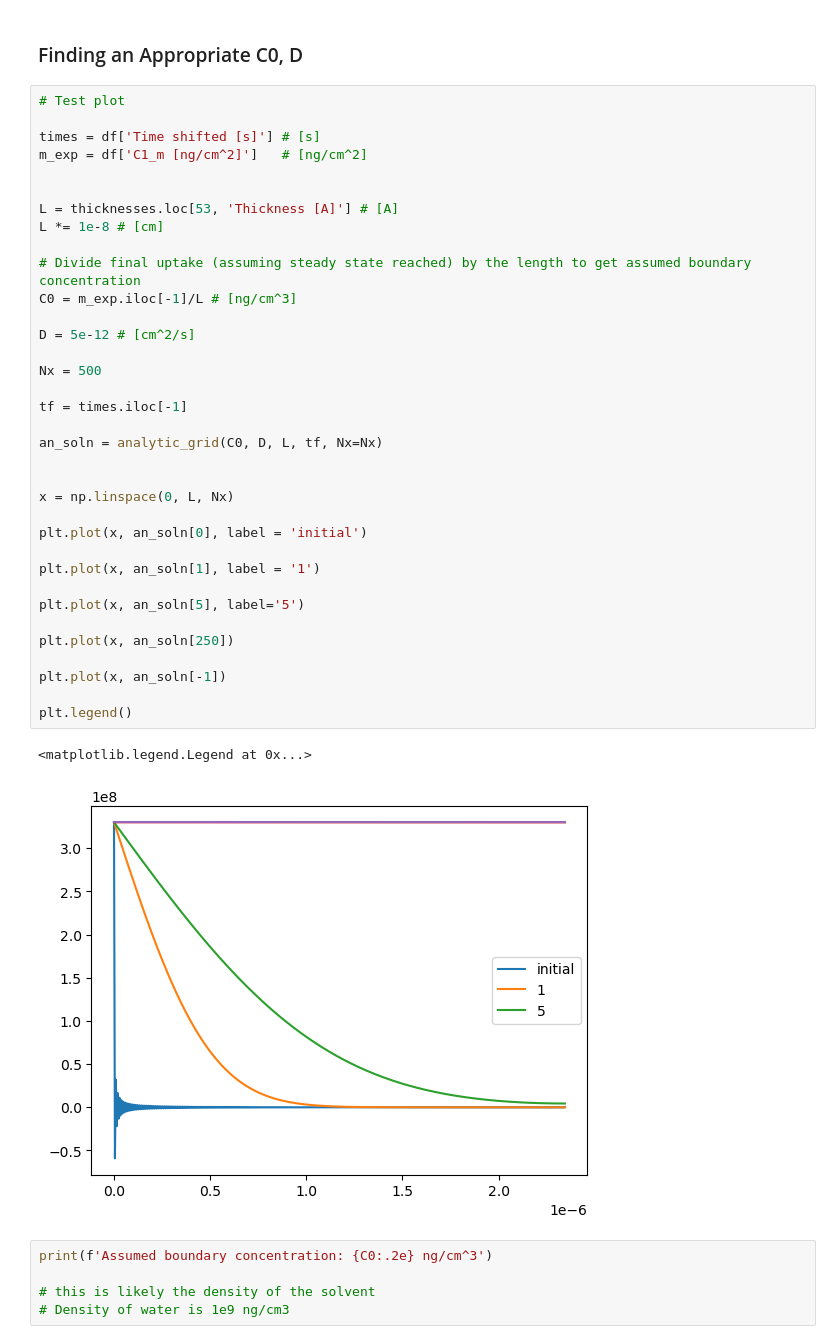
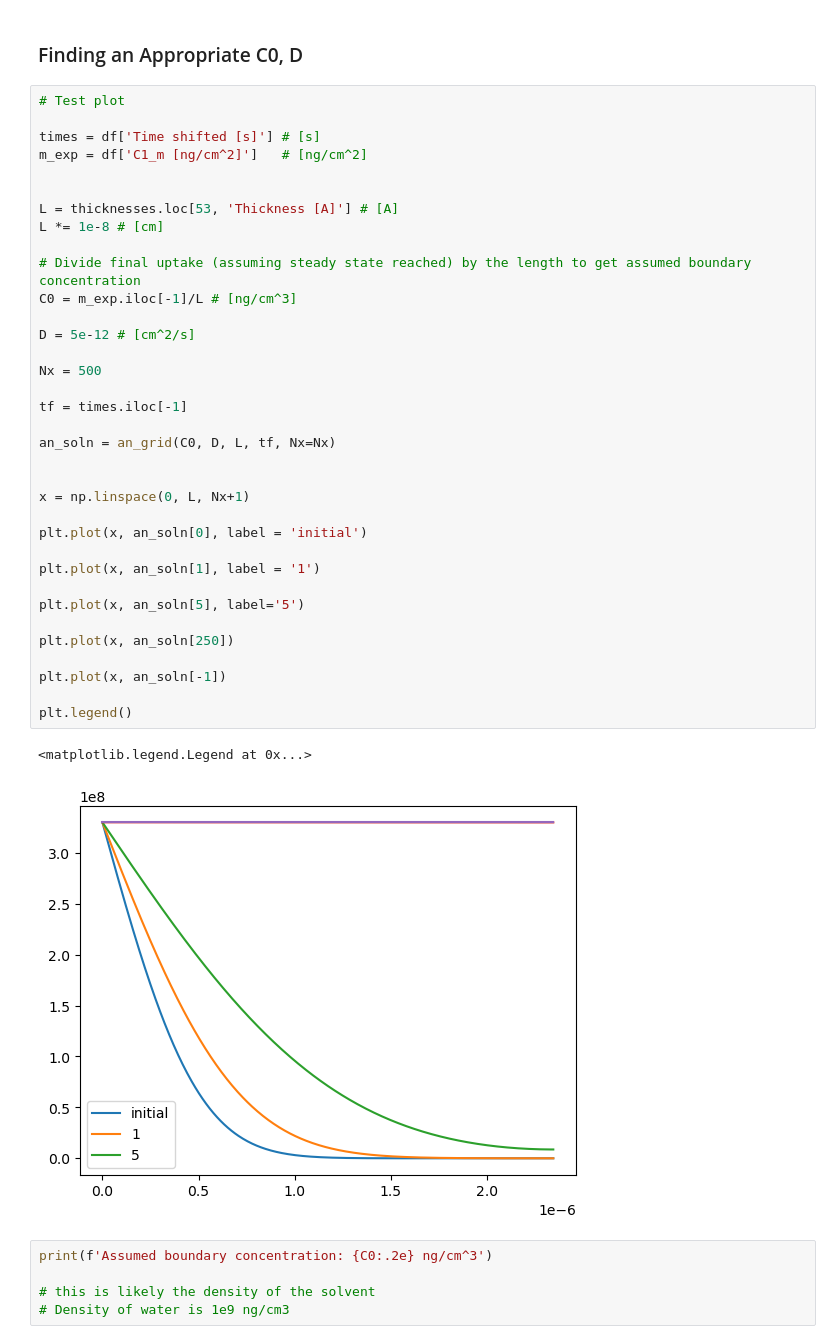
Before and after one commit to william-dove/Diffusion-Modeling, a Jupyter notebook: DopantUptake.ipynb, the cells around one changed output. Saved outputs shown, nothing was run; the diff lists cells and outputs as text.

```diff
--- a/DopantUptake.ipynb
+++ b/DopantUptake.ipynb
@@ -692,36 +644,36 @@ m_exp = df['C1_m [ng/cm^2]']   # [ng/cm^2]
 
 
 L = thicknesses.loc[53, 'Thickness [A]'] # [A]
 L *= 1e-8 # [cm]
 
 # Divide final uptake (assuming steady state reached) by the length to get assumed boundary concentration
 C0 = m_exp.iloc[-1]/L # [ng/cm^3]
 
 D = 5e-12 # [cm^2/s]
 
 Nx = 500
 
 tf = times.iloc[-1]
 
-an_soln = analytic_grid(C0, D, L, tf, Nx=Nx)
+an_soln = an_grid(C0, D, L, tf, Nx=Nx)
 
 
-x = np.linspace(0, L, Nx)
+x = np.linspace(0, L, Nx+1)
 
 plt.plot(x, an_soln[0], label = 'initial')
 
 plt.plot(x, an_soln[1], label = '1')
 
 plt.plot(x, an_soln[5], label='5')
 
 plt.plot(x, an_soln[250])
 
 plt.plot(x, an_soln[-1])
 
 plt.legend()
 # %% [output]
 <matplotlib.legend.Legend at 0x...>
-[figure, old version]
+[figure, new version]
 # %%
 print(f'Assumed boundary concentration: {C0:.2e} ng/cm^3')
 
```
Also changed, not shown: parts of 53 cells of this notebook, 7 other files.
